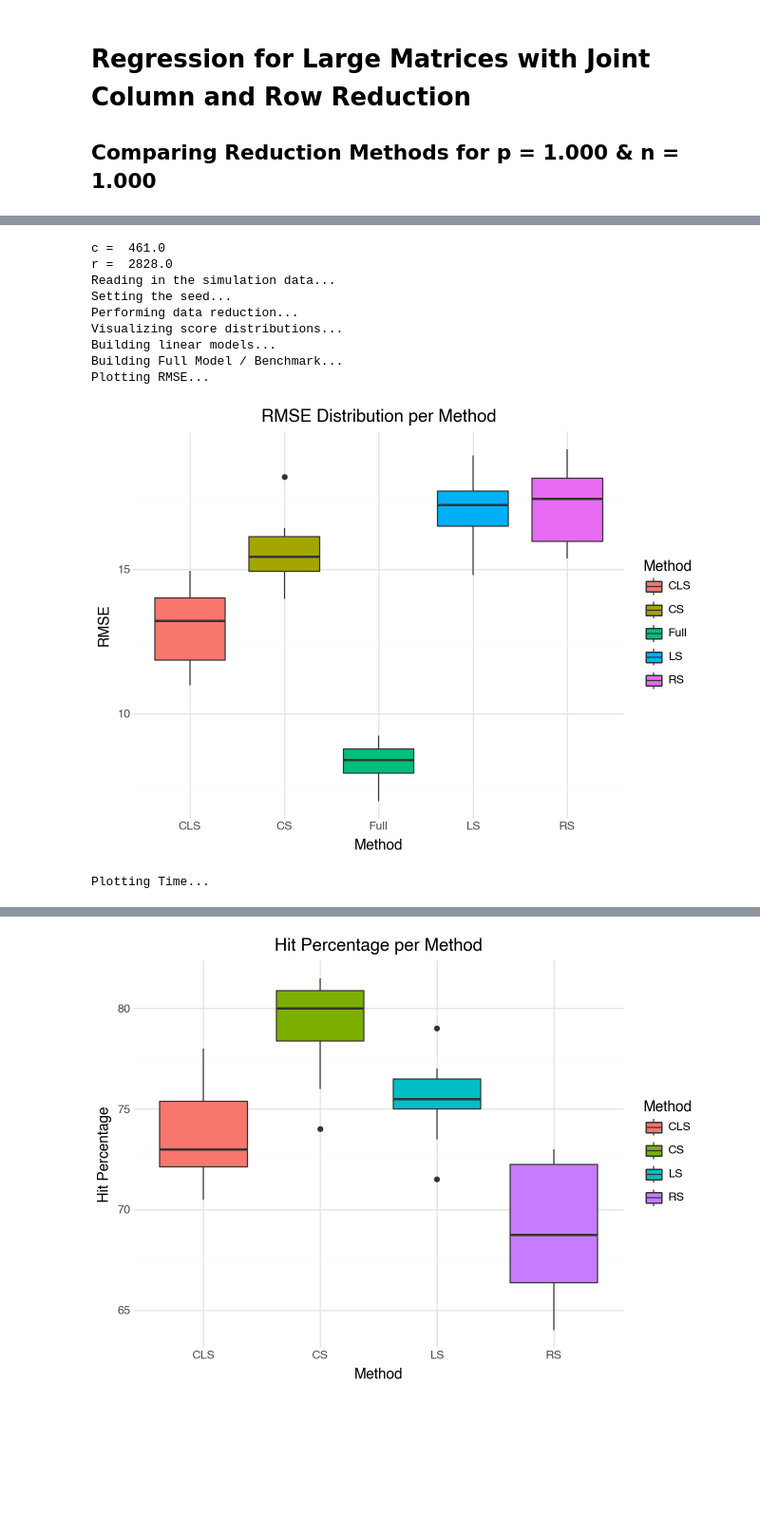
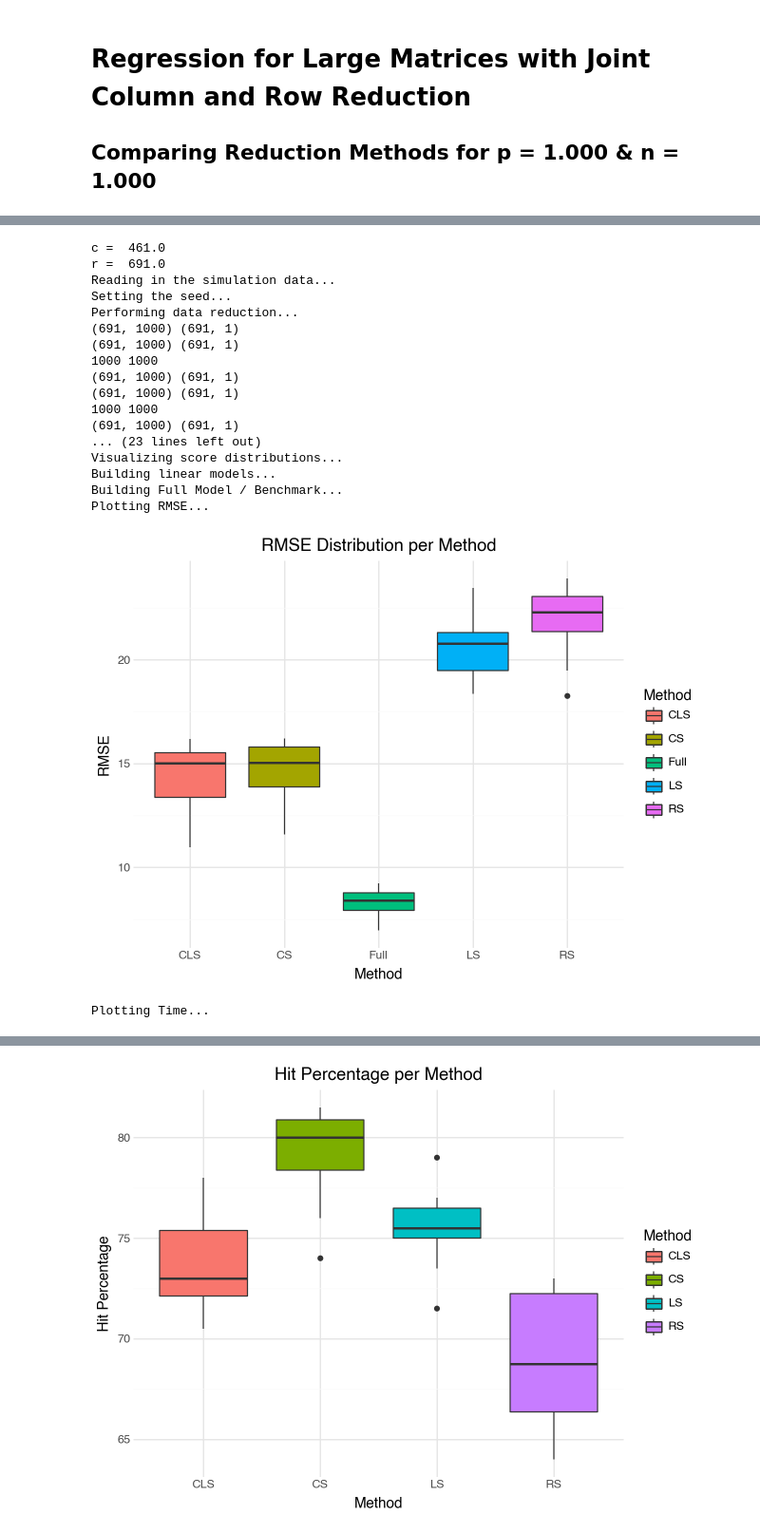
Before and after one commit to TimSchmale/Masterthesis-Schmale, a Jupyter notebook: Masterthesis Part II.ipynb, the cells around one changed output, grey strips where cells are left out. Shown at 95% size. Drawn from its saved outputs; the diff is of its cells as text; code cells hidden in the pictures; blank space fills up the shorter version.

Commit message:
split up between 2 notebooks: one for row after column one for column after row

```diff
--- a/Masterthesis.ipynb
+++ b/Masterthesis Part II.ipynb
@@ -73,35 +84,43 @@ evaluate_screening_performance(base, folder, C_p1000_n1000_k50, reps)
 #==============================================================================================
 
 # set the folder:
 folder = "p1000_n1000"
 
 # set the seed:
 seed = 1
 
 # set the rank parameter k:
 k = 100
 
 # set the reps:
 reps = 10
 
 # approximation of reduced dimensions:
 c = np.ceil(k * np.log(k))
-r = np.ceil(c * np.log(c))
+r = np.ceil(k * np.log(1000))
 
 print("c = ", c)
 print("r = ", r)
 
 # perform the study:
-scores_p1000_n1000_k100, time_scores_p1000_n1000_k100, C_p1000_n1000_k100, R_p1000_n1000_k100, rmse_p1000_n1000_k100 = compare_methods(k, seed, base, folder, reps)
+scores_p1000_n1000_k100, time_scores_p1000_n1000_k100, C_p1000_n1000_k100, R_p1000_n1000_k100, rmse_p1000_n1000_k100 = compare_methods_col_after_row(k, seed, base, folder, reps)
 # %% [output]
 c =  461.0
-r =  2828.0
+r =  691.0
 Reading in the simulation data...
 Setting the seed...
 Performing data reduction...
+(691, 1000) (691, 1)
+(691, 1000) (691, 1)
+1000 1000
+(691, 1000) (691, 1)
+(691, 1000) (691, 1)
+1000 1000
+(691, 1000) (691, 1)
+... (23 lines left out)
 Visualizing score distributions...
 Building linear models...
 Building Full Model / Benchmark...
 Plotting RMSE...
-[figure, old version]
+[figure, new version]
 Plotting Time...
```
Also changed, not shown: parts of 22 cells of this notebook, 1 other file.
